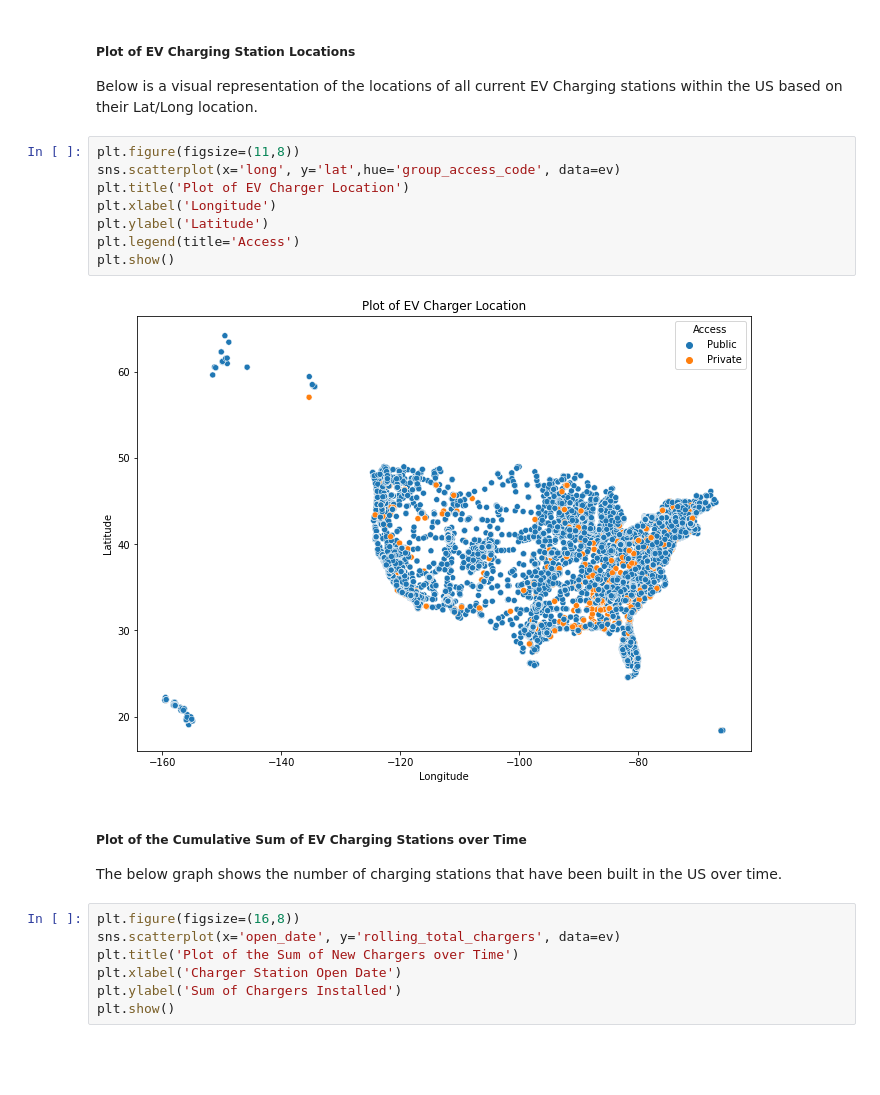
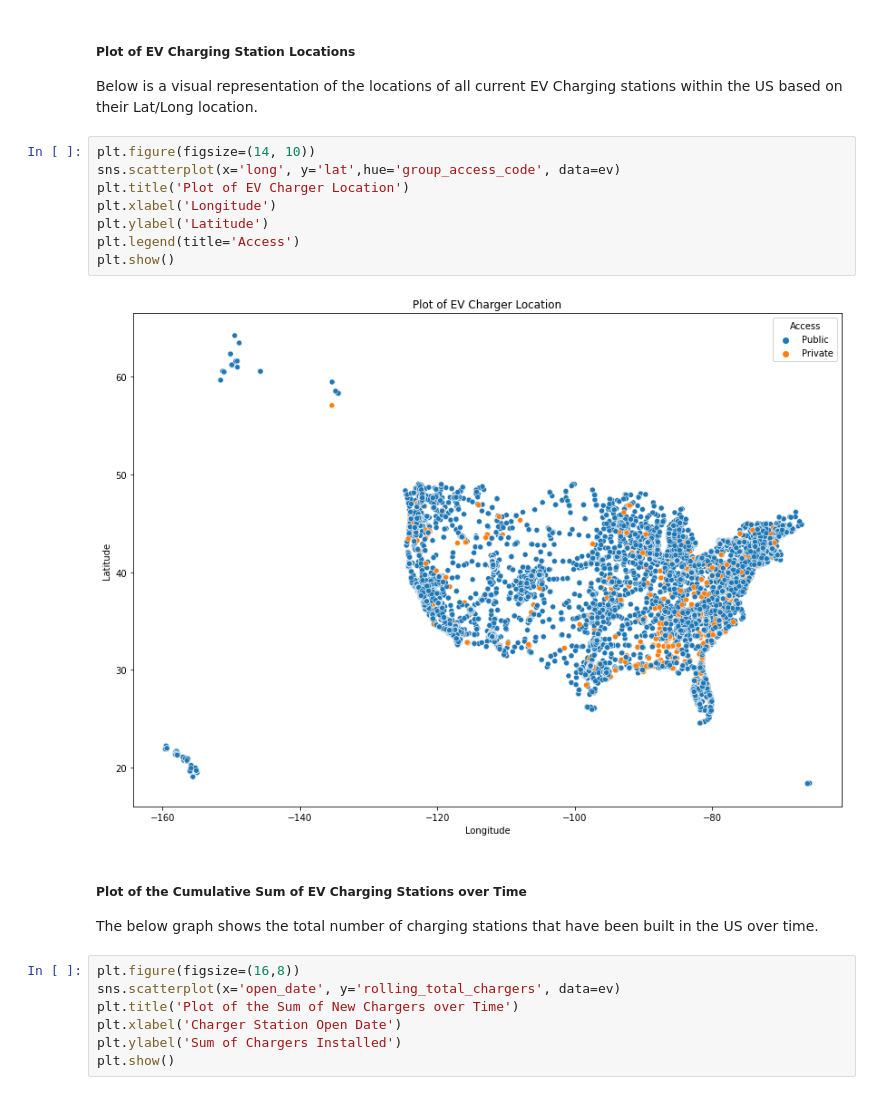
Before and after one commit to jeffakins/EV_Charger_Growth, a Jupyter notebook: individual_project.ipynb, the cells around one changed output. Drawn from its saved outputs; the diff is of its cells as text; blank space fills up the shorter version.

```diff
--- a/individual_project.ipynb
+++ b/individual_project.ipynb
@@ -103,18 +104,18 @@ plt.show()
 ##### Plot of EV Charging Station Locations
 Below is a visual representation of the locations of all current EV Charging stations within the US based on their Lat/Long location.
 # %%
-plt.figure(figsize=(11,8))
+plt.figure(figsize=(14, 10))
 sns.scatterplot(x='long', y='lat',hue='group_access_code', data=ev)
 plt.title('Plot of EV Charger Location')
 plt.xlabel('Longitude')
 plt.ylabel('Latitude')
 plt.legend(title='Access')
 plt.show()
 # %% [output]
-[figure, old version]
+[figure, new version]
 # %% [markdown]
 ##### Plot of the Cumulative Sum of EV Charging Stations over Time
-The below graph shows the number of charging stations that have been built in the US over time.
+The below graph shows the total number of charging stations that have been built in the US over time.
 # %%
 plt.figure(figsize=(16,8))
 sns.scatterplot(x='open_date', y='rolling_total_chargers', data=ev)
```
Also changed, not shown: parts of 7 cells of this notebook, 1 other file.
